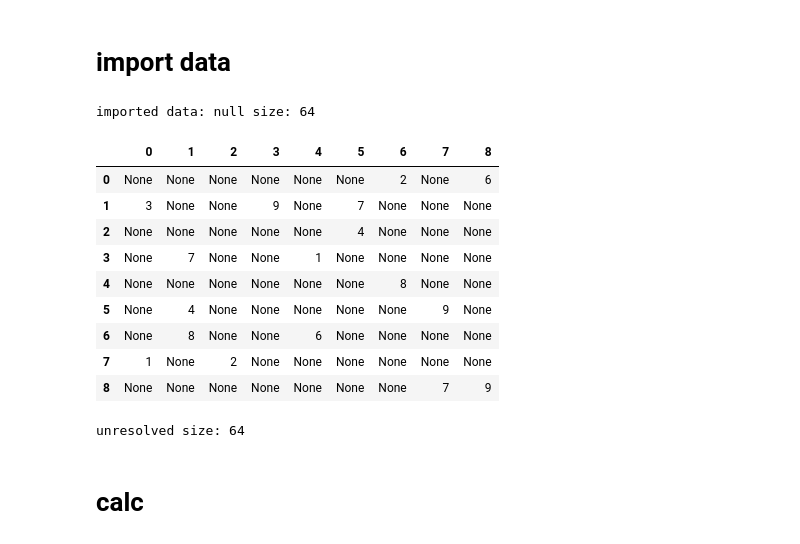
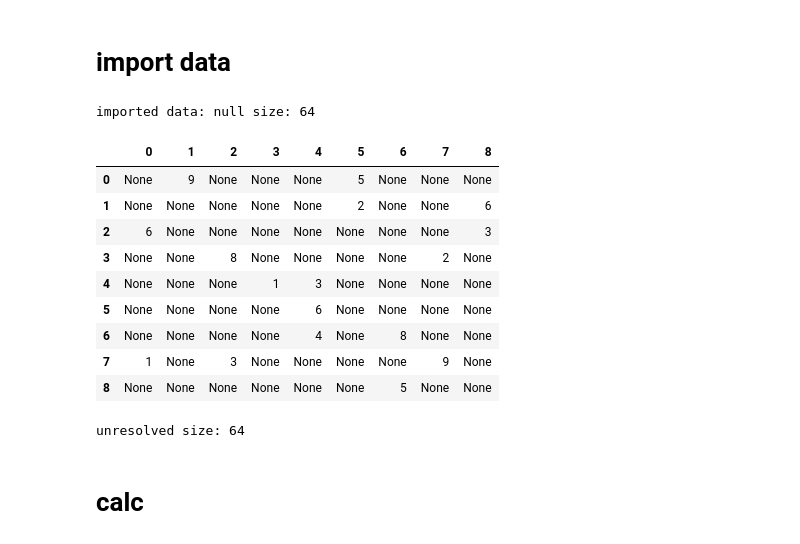
Before and after one commit to katsudonik/sudoku, a Jupyter notebook: main.ipynb, the cells around one changed output. Cells and saved outputs as stored; diff of their text form; code cells hidden in the pictures.

Commit message:
test_102

```diff
--- a/main.ipynb
+++ b/main.ipynb
@@ -11,20 +11,20 @@ importlib.reload(sudoku)
 # %% [markdown]
 # import data
 # %%
-result = np.loadtxt('input_data/test_100.csv', delimiter=',', dtype='int64')
+result = np.loadtxt('input_data/test_102.csv', delimiter=',', dtype='int64')
 sudoku = sudoku.Sudoku(result)
 # %% [output]
 imported data: null size: 64
 |  | 0 | 1 | 2 | 3 | 4 | 5 | 6 | 7 | 8 |
-| 0 | None | None | None | None | None | None | 2 | None | 6 |
-| 1 | 3 | None | None | 9 | None | 7 | None | None | None |
-| 2 | None | None | None | None | None | 4 | None | None | None |
-| 3 | None | 7 | None | None | 1 | None | None | None | None |
-| 4 | None | None | None | None | None | None | 8 | None | None |
-| 5 | None | 4 | None | None | None | None | None | 9 | None |
-| 6 | None | 8 | None | None | 6 | None | None | None | None |
-| 7 | 1 | None | 2 | None | None | None | None | None | None |
-| 8 | None | None | None | None | None | None | None | 7 | 9 |
+| 0 | None | 9 | None | None | None | 5 | None | None | None |
+| 1 | None | None | None | None | None | 2 | None | None | 6 |
+| 2 | 6 | None | None | None | None | None | None | None | 3 |
+| 3 | None | None | 8 | None | None | None | None | 2 | None |
+| 4 | None | None | None | 1 | 3 | None | None | None | None |
+| 5 | None | None | None | None | 6 | None | None | None | None |
+| 6 | None | None | None | None | 4 | None | 8 | None | None |
+| 7 | 1 | None | 3 | None | None | None | None | 9 | None |
+| 8 | None | None | None | None | None | None | 5 | None | None |
 unresolved size: 64
 # %% [markdown]
 # calc
```
Also changed, not shown: parts of 2 cells of this notebook, 3 other files.
